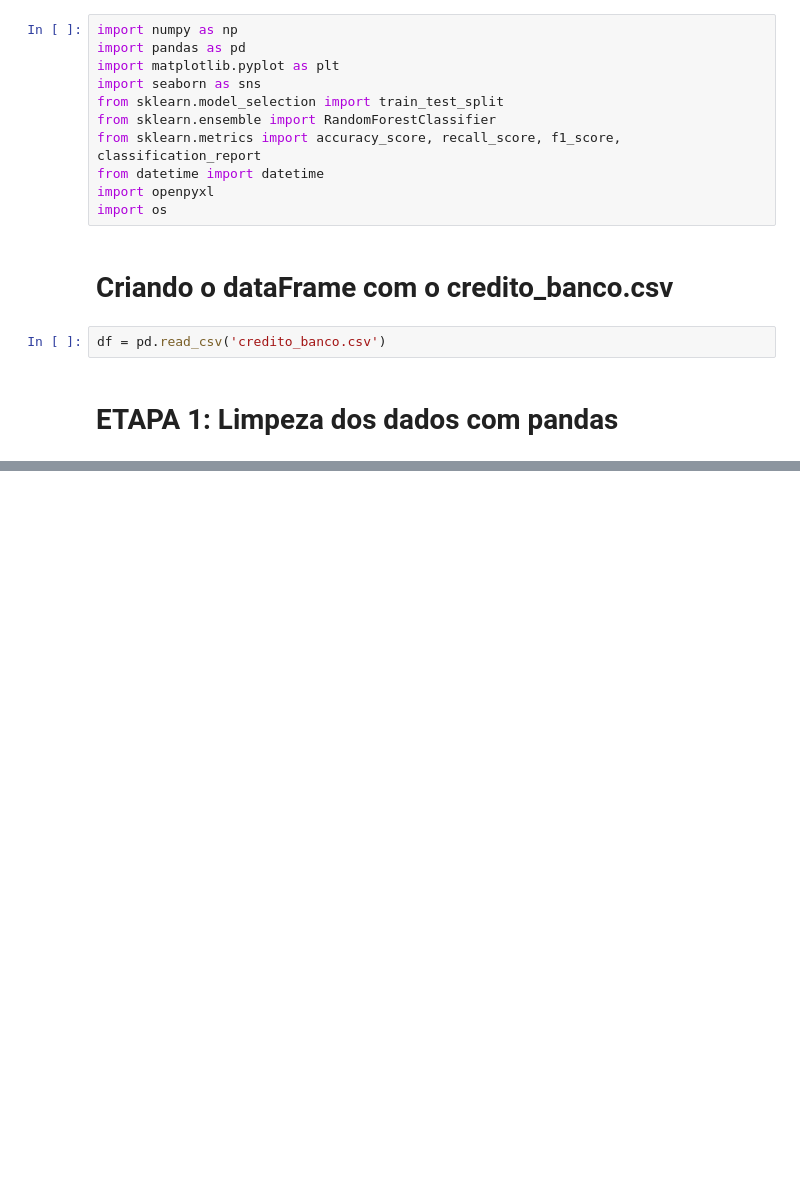
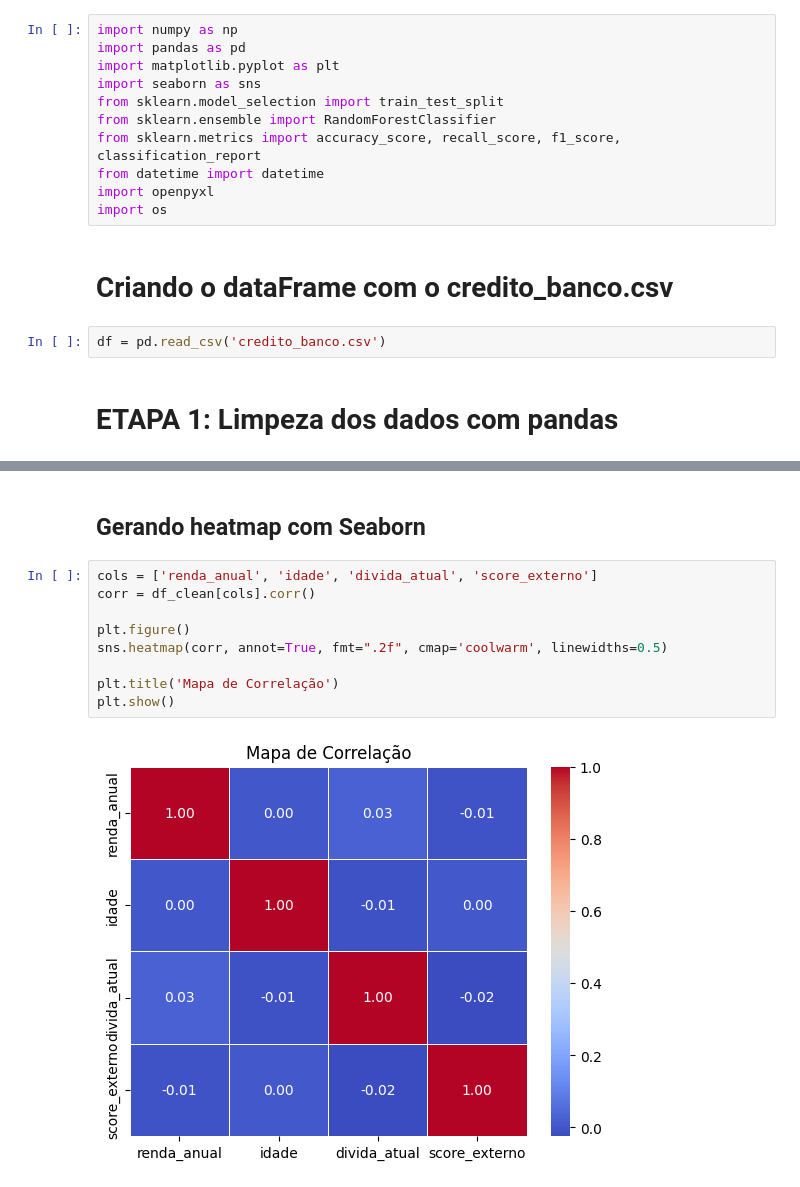
Before and after one commit to Leo-Nakashima/Trabalho-AD, a Jupyter notebook: main.ipynb, the cells around one changed output, grey strips where cells are left out. Saved outputs shown, nothing was run; the diff lists cells and outputs as text; blank space fills up the shorter version.

```diff
--- a/main.ipynb
+++ b/main.ipynb
@@ -50,0 +88,13 @@ print(f"  Taxa: {df_clean['inadimplente'].mean()*100:.1f}%")
+# %% [markdown]
+## Gerando heatmap com Seaborn
+# %%
+cols = ['renda_anual', 'idade', 'divida_atual', 'score_externo']
+corr = df_clean[cols].corr()
+
+plt.figure()
+sns.heatmap(corr, annot=True, fmt=".2f", cmap='coolwarm', linewidths=0.5)
+
+plt.title('Mapa de Correlação')
+plt.show()
+# %% [output]
+[figure, added]
```
Also changed, not shown: parts of 3 cells of this notebook.
